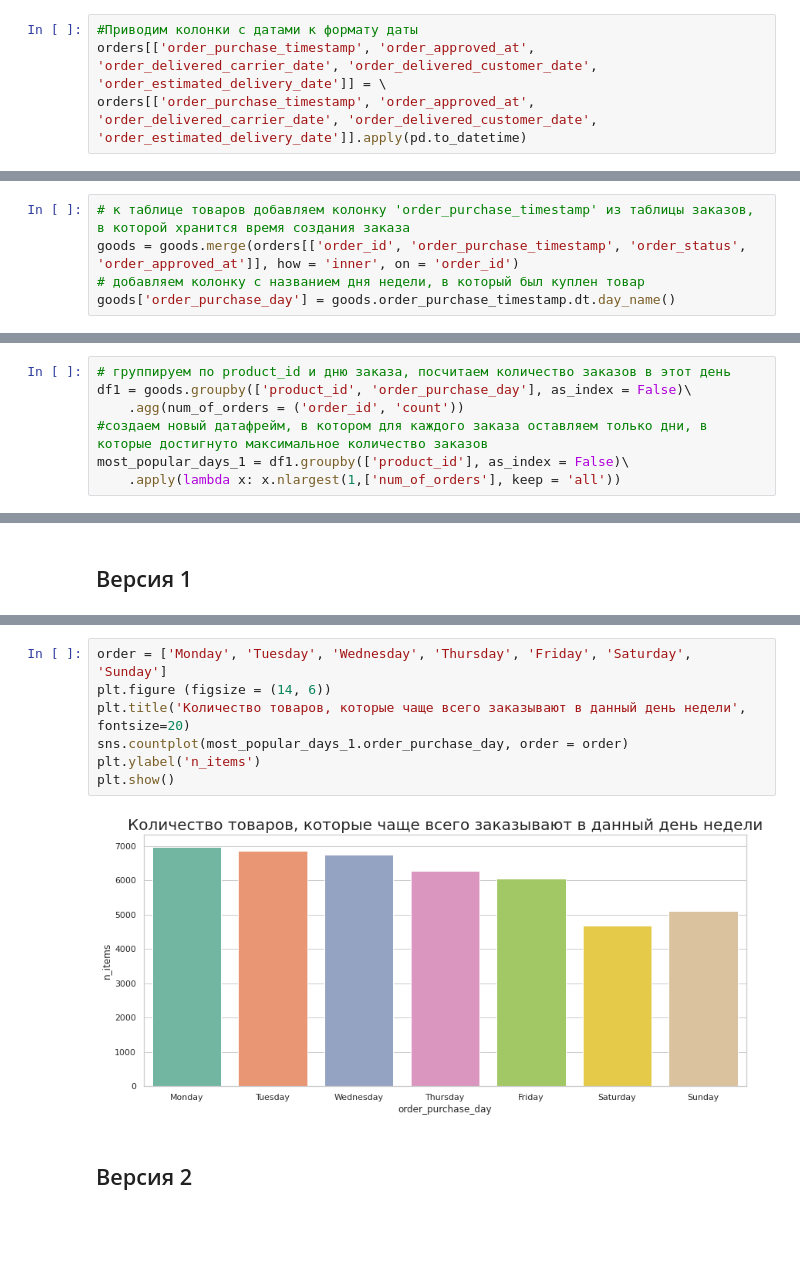
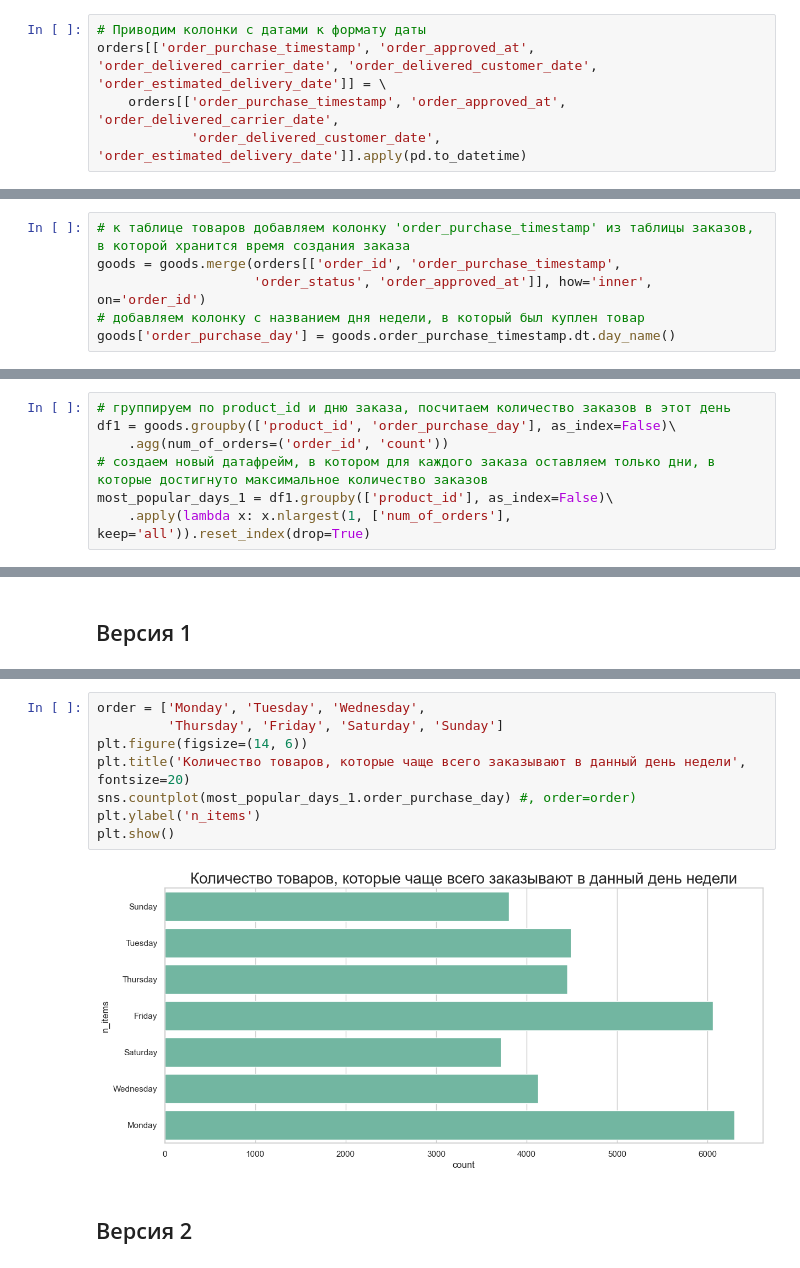
Before and after one commit to EkaterinaStan/e-commerce_analysis, a Jupyter notebook: stankova_variant_1.ipynb, the cells around one changed output, grey strips where cells are left out. Drawn from its saved outputs; the diff is of its cells as text; blank space fills up the shorter version.

```diff
--- a/stankova_variant_1.ipynb
+++ b/stankova_variant_1.ipynb
@@ -75,9 +77,10 @@ order_delivered_customer_date    object
 order_estimated_delivery_date    object
 dtype: object
 # %%
-#Приводим колонки с датами к формату даты
+# Приводим колонки с датами к формату даты
 orders[['order_purchase_timestamp', 'order_approved_at', 'order_delivered_carrier_date', 'order_delivered_customer_date', 'order_estimated_delivery_date']] = \
-orders[['order_purchase_timestamp', 'order_approved_at', 'order_delivered_carrier_date', 'order_delivered_customer_date', 'order_estimated_delivery_date']].apply(pd.to_datetime)
+    orders[['order_purchase_timestamp', 'order_approved_at', 'order_delivered_carrier_date',
+            'order_delivered_customer_date', 'order_estimated_delivery_date']].apply(pd.to_datetime)
 # %% [markdown]
 ## Товары
 # %%
@@ -251,7 +255,8 @@ dtype: float64
 # Задача 3: по каждому товару определить, в какой день недели товар чаще всего покупается
 # %%
 # к таблице товаров добавляем колонку 'order_purchase_timestamp' из таблицы заказов, в которой хранится время создания заказа
-goods = goods.merge(orders[['order_id', 'order_purchase_timestamp', 'order_status', 'order_approved_at']], how = 'inner', on = 'order_id')
+goods = goods.merge(orders[['order_id', 'order_purchase_timestamp',
+                    'order_status', 'order_approved_at']], how='inner', on='order_id')
 # добавляем колонку с названием дня недели, в который был куплен товар
 goods['order_purchase_day'] = goods.order_purchase_timestamp.dt.day_name()
 # %%
@@ -284,11 +289,11 @@ dtype: int64
 Строго говоря, мы сейчас выведем ответ на вопрос, в какой день каждый товар ЗАКАЗЫВАЛИ (а не покупали) чаще всего, так как выше мы отпределили, что покупка - это только то, что уже получено пользователем. Но рискну предположить, что Василий от нас хочет именно день заказа. В реальной жизни я бы уточнила.
 # %%
 # группируем по product_id и дню заказа, посчитаем количество заказов в этот день
-df1 = goods.groupby(['product_id', 'order_purchase_day'], as_index = False)\
-    .agg(num_of_orders = ('order_id', 'count'))
-#создаем новый датафрейм, в котором для каждого заказа оставляем только дни, в которые достигнуто максимальное количество заказов
-most_popular_days_1 = df1.groupby(['product_id'], as_index = False)\
-    .apply(lambda x: x.nlargest(1,['num_of_orders'], keep = 'all'))
+df1 = goods.groupby(['product_id', 'order_purchase_day'], as_index=False)\
+    .agg(num_of_orders=('order_id', 'count'))
+# создаем новый датафрейм, в котором для каждого заказа оставляем только дни, в которые достигнуто максимальное количество заказов
+most_popular_days_1 = df1.groupby(['product_id'], as_index=False)\
+    .apply(lambda x: x.nlargest(1, ['num_of_orders'], keep='all')).reset_index(drop=True)
 # %% [markdown]
 Внимание! Внутри функции nlargest использован параметр keep = 'all', это означает, что если у какого-то товара максимальное количество заказов достигнуто в несколько разных дней недели, то все эти дни недели будут выведены в результирующую таблицу. Если так не надо, замерить 'keep = "all"' на 'keep = "first"'
 # %% [markdown]
@@ -329,12 +334,13 @@ most_popular_days_1.head(20)
 # %%
-order = ['Monday', 'Tuesday', 'Wednesday', 'Thursday', 'Friday', 'Saturday', 'Sunday']
-plt.figure (figsize = (14, 6))
+order = ['Monday', 'Tuesday', 'Wednesday',
+         'Thursday', 'Friday', 'Saturday', 'Sunday']
+plt.figure(figsize=(14, 6))
 plt.title('Количество товаров, которые чаще всего заказывают в данный день недели', fontsize=20)
-sns.countplot(most_popular_days_1.order_purchase_day, order = order)
+sns.countplot(most_popular_days_1.order_purchase_day) #, order=order)
 plt.ylabel('n_items')
 plt.show()
 # %% [output]
-[figure, old version]
+[figure, new version]
 # %% [markdown]
 ## Версия 2
 # %%
```
Also changed, not shown: parts of 50 cells of this notebook.
